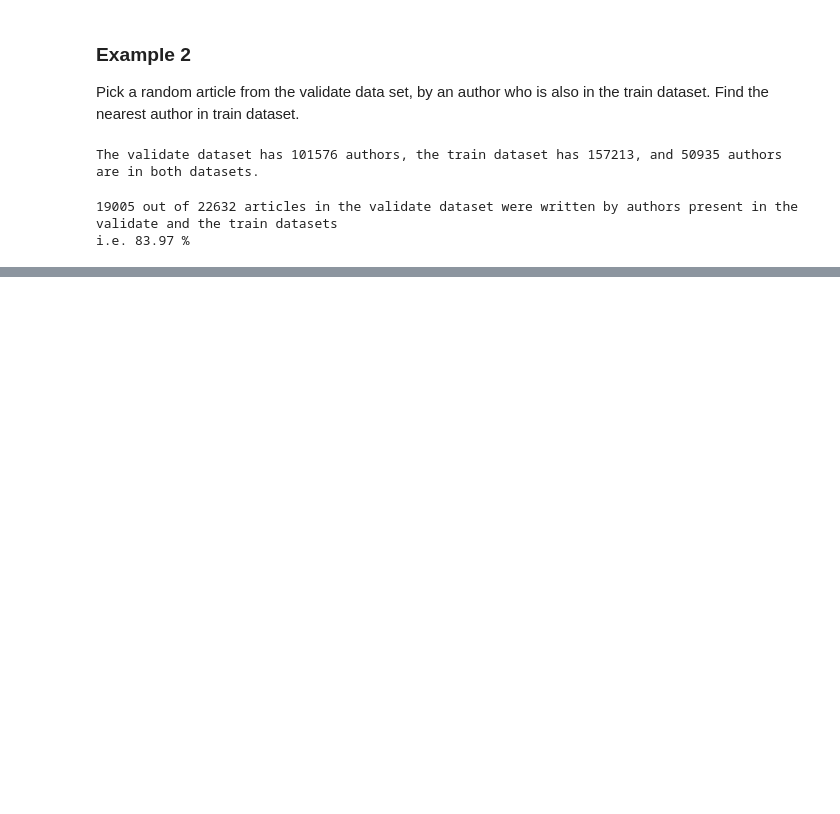
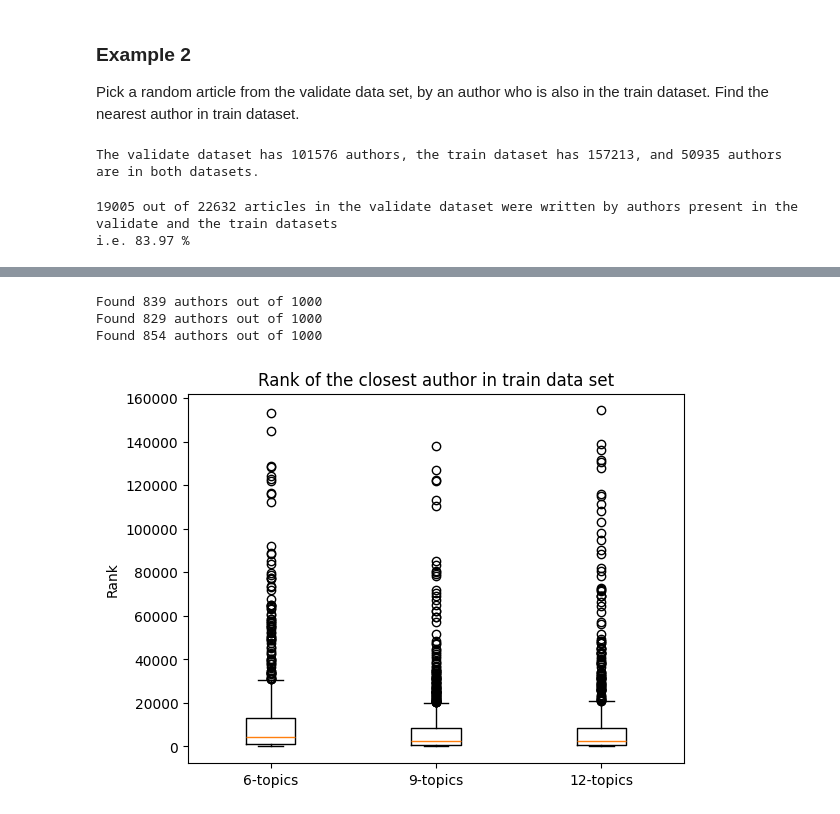
Before and after one commit to aot29/arxiv_guess_author, a Jupyter notebook: attempt_03/05_rank.ipynb, the cells around one changed output, grey strips where cells are left out. Cells and saved outputs as stored; diff of their text form; code cells hidden in the pictures; blank space fills up the shorter version.

Commit message:
Attempted models with 6, 9 and 12 topics

```diff
--- a/attempt_03/05_rank.ipynb
+++ b/attempt_03/05_rank.ipynb
@@ -132,7 +148,7 @@ for i, row in validate_df.iterrows():
             break
 
 idx = [article_id in intersection_ids for article_id in validate_df.id]
-intersection_articles_df = validate_df[idx]
+intersection9_articles_df = validate9_df[idx]
 
 print(f"{intersection_articles_df.shape[0]} out of {validate_df.shape[0]} articles in the validate dataset were written by authors present in the validate and the train datasets")
 print(f"i.e. {intersection_articles_df.shape[0]/validate_df.shape[0]*100:.2f} %")
@@ -142,7 +158,7 @@ i.e. 83.97 %
 # %%
 # pick a random paper
 rnd_article = intersection_articles_df.sample()
-closest_author, rank = rank_author(rnd_article, authors_train_df)
+closest_author, rank = rank_author(rnd_article, authors9_train_df, mask9)
 
 # check
 print(f"The original article \"{rnd_article.title.iloc[0]}\" authors are: {rnd_article.authors_parsed.iloc[0]}")
@@ -153,0 +173,22 @@ The closest author is: 'Kaczmarek, Olaf, ', with distance rank 505.
+# %%
+%%time
+
+MAX_ARTICLES = 1000
+ranks9 = []
+ranks6 = []
+ranks12 = []
+for _ in range(MAX_ARTICLES):
+    # pick a random paper in the test dataset, get the rank of the closest author in the train dataset
+    rnd_article = test9_df.sample()
+    _, rank = rank_author(rnd_article, authors9_train_df, mask9)
+    ranks9.append(rank)
+
+    # pick a random paper in the test dataset, get the rank of the closest author in the train dataset
+    rnd_article = test6_df.sample()
+    _, rank = rank_author(rnd_article, authors6_train_df, mask6)
+    ranks6.append(rank)
+
+    # pick a random paper in the test dataset, get the rank of the closest author in the train dataset
+    rnd_article = test12_df.sample()
+    _, rank = rank_author(rnd_article, authors12_train_df, mask12)
+    ranks12.append(rank)
@@ -153,0 +198,22 @@ The closest author is: 'Kaczmarek, Olaf, ', with distance rank 505.
+# %%
+print(f"Found {len([x for x in ranks9 if x is not None])} authors out of {MAX_ARTICLES}")
+ranks9 = [x for x in ranks9 if x is not None]
+
+print(f"Found {len([x for x in ranks6 if x is not None])} authors out of {MAX_ARTICLES}")
+ranks6 = [x for x in ranks6 if x is not None]
+
+print(f"Found {len([x for x in ranks12 if x is not None])} authors out of {MAX_ARTICLES}")
+ranks12 = [x for x in ranks12 if x is not None]
+# %% [output]
+Found 839 authors out of 1000
+Found 829 authors out of 1000
+Found 854 authors out of 1000
+# %%
+data = [ranks6, ranks9, ranks12]
+fig, ax = plt.subplots()
+ax.boxplot(data, tick_labels=['6-topics', '9-topics', '12-topics'])
+ax.set_ylabel("Rank")
+plt.title(f"Rank of the closest author in train data set")
+plt.show()
+# %% [output]
+[figure, added]
```
Also changed, not shown: parts of 13 cells of this notebook, 7 other files.
